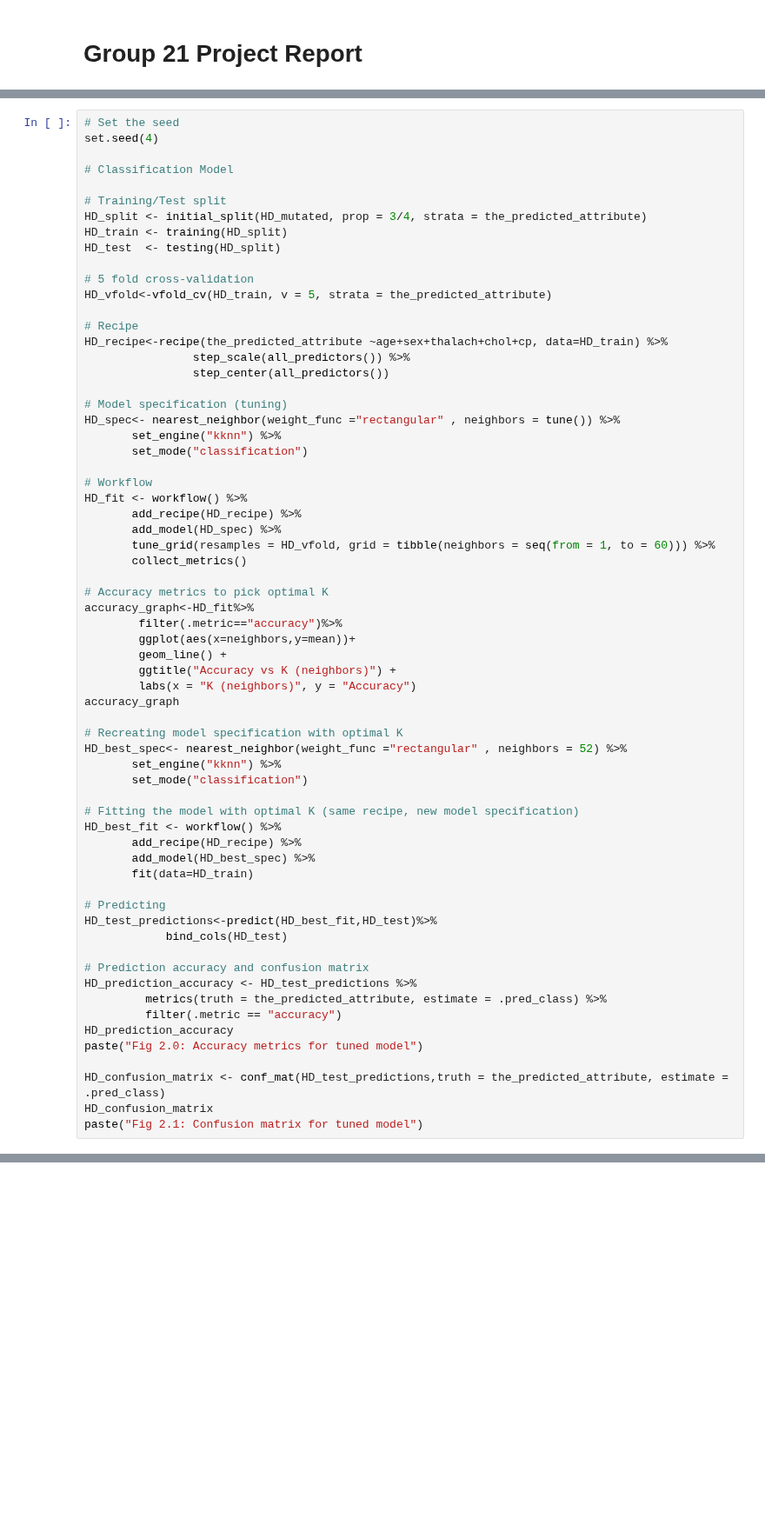
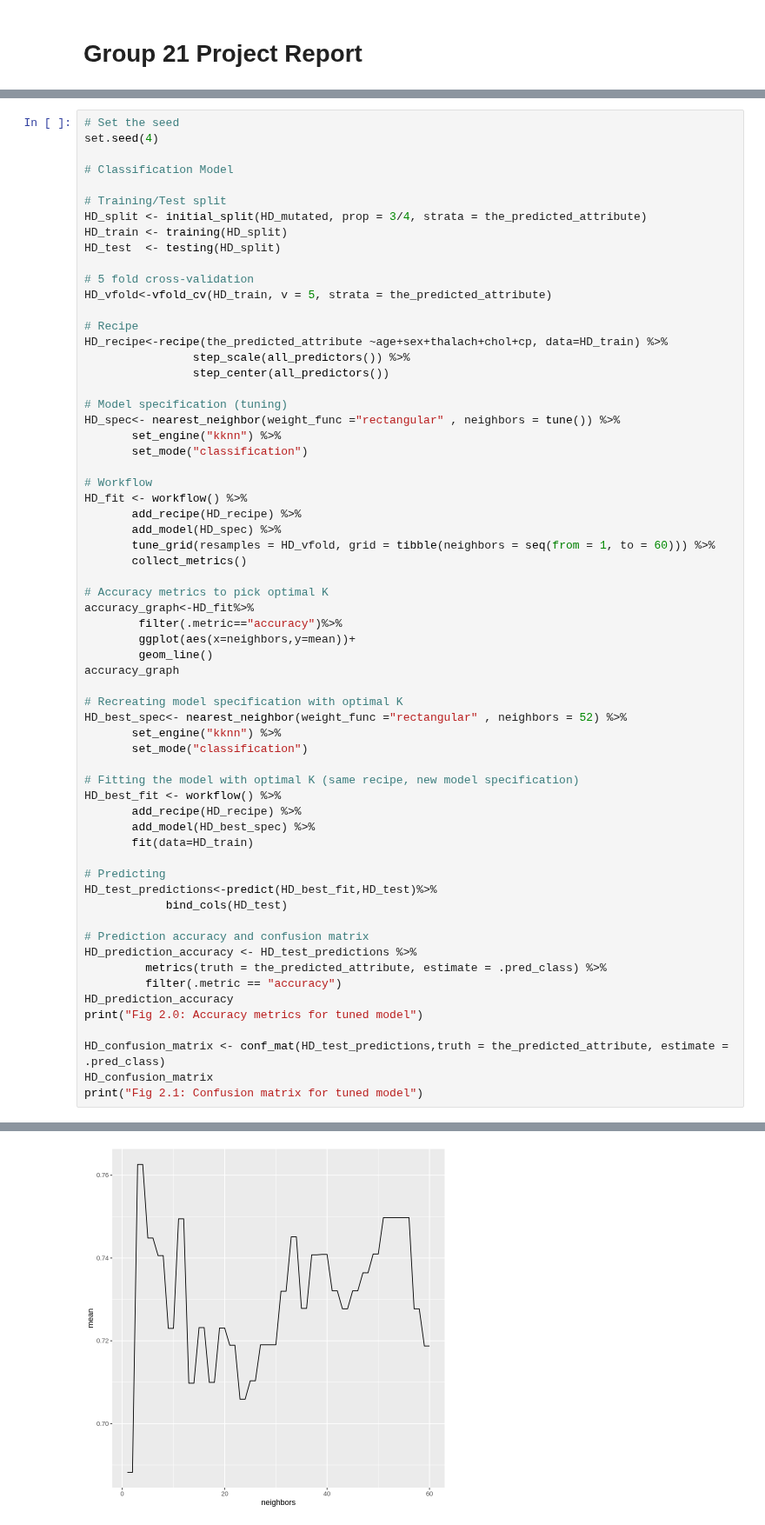
Before and after one commit to AnthonyH504/dsci100_group21_project, a Jupyter notebook: Group Project Report.ipynb, the cells around one changed output, grey strips where cells are left out. Shown at 87% size. Cells and saved outputs as stored; diff of their text form; blank space fills up the shorter version.

```diff
--- a/Group Project Report.ipynb
+++ b/Group Project Report.ipynb
@@ -227,9 +224,7 @@ HD_fit <- workflow() %>%
 accuracy_graph<-HD_fit%>%
         filter(.metric=="accuracy")%>%
         ggplot(aes(x=neighbors,y=mean))+
-        geom_line() +
-        ggtitle("Accuracy vs K (neighbors)") +
-        labs(x = "K (neighbors)", y = "Accuracy")
+        geom_line()
 accuracy_graph
 
 # Recreating model specification with optimal K
@@ -252,8 +247,9 @@ HD_prediction_accuracy <- HD_test_predictions %>%
          metrics(truth = the_predicted_attribute, estimate = .pred_class) %>%
          filter(.metric == "accuracy")
 HD_prediction_accuracy
-paste("Fig 2.0: Accuracy metrics for tuned model")
+print("Fig 2.0: Accuracy metrics for tuned model")
 
 HD_confusion_matrix <- conf_mat(HD_test_predictions,truth = the_predicted_attribute, estimate = .pred_class)
 HD_confusion_matrix
-paste("Fig 2.1: Confusion matrix for tuned model")
+print("Fig 2.1: Confusion matrix for tuned model")
+# %% [output]
@@ -260,3 +266,4 @@ paste("Fig 2.1: Confusion matrix for tuned model")
+[figure, added]
 # %%
 # Final visualization for data analysis
 graph_analysis <- HD_mutated%>%
```
Also changed, not shown: parts of 7 cells of this notebook.
